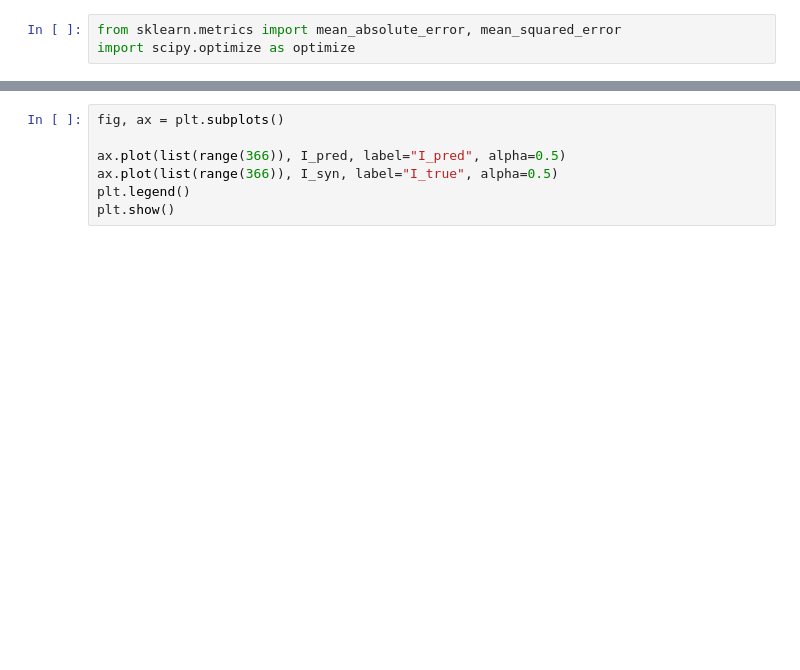
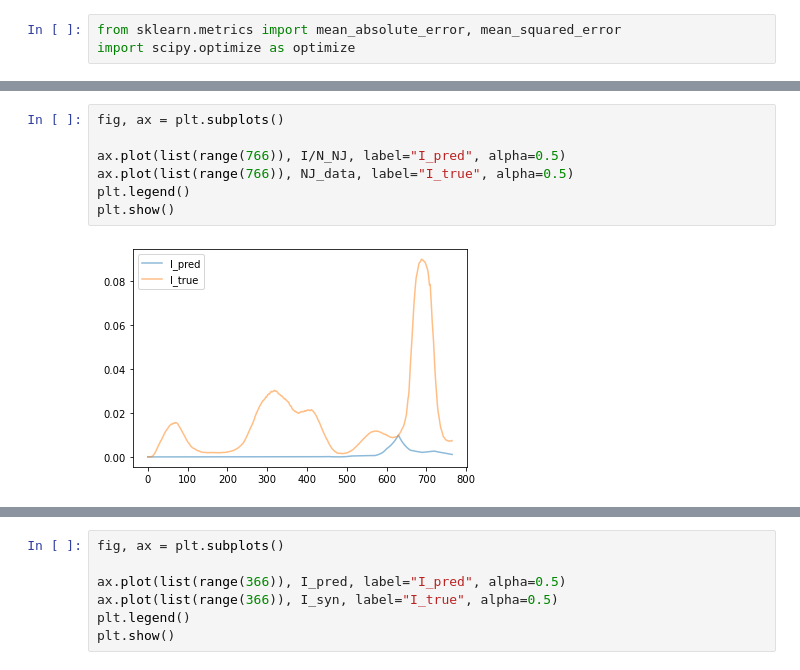
Before and after one commit to cywujeremy/dabp-pandemic-simulation, a Jupyter notebook: nbs/SIR_param_estimation.ipynb, the cells around one changed output, grey strips where cells are left out. Saved outputs shown, nothing was run; the diff lists cells and outputs as text; blank space fills up the shorter version.

```diff
--- a/nbs/SIR_param_estimation.ipynb
+++ b/nbs/SIR_param_estimation.ipynb
@@ -150,3 +238,12 @@ array([4.99999999e+00, 1.64165348e+01, 8.05446209e+02, 2.02891914e+02,
+# %%
+fig, ax = plt.subplots()
+
+ax.plot(list(range(766)), I/N_NJ, label="I_pred", alpha=0.5)
+ax.plot(list(range(766)), NJ_data, label="I_true", alpha=0.5)
+plt.legend()
+plt.show()
+# %% [output]
+[figure, added]
 # %%
 ### ------------------- Parameters to Vary ------------------- ###
 
```
Also changed, not shown: parts of 12 cells of this notebook, 6 other files.
